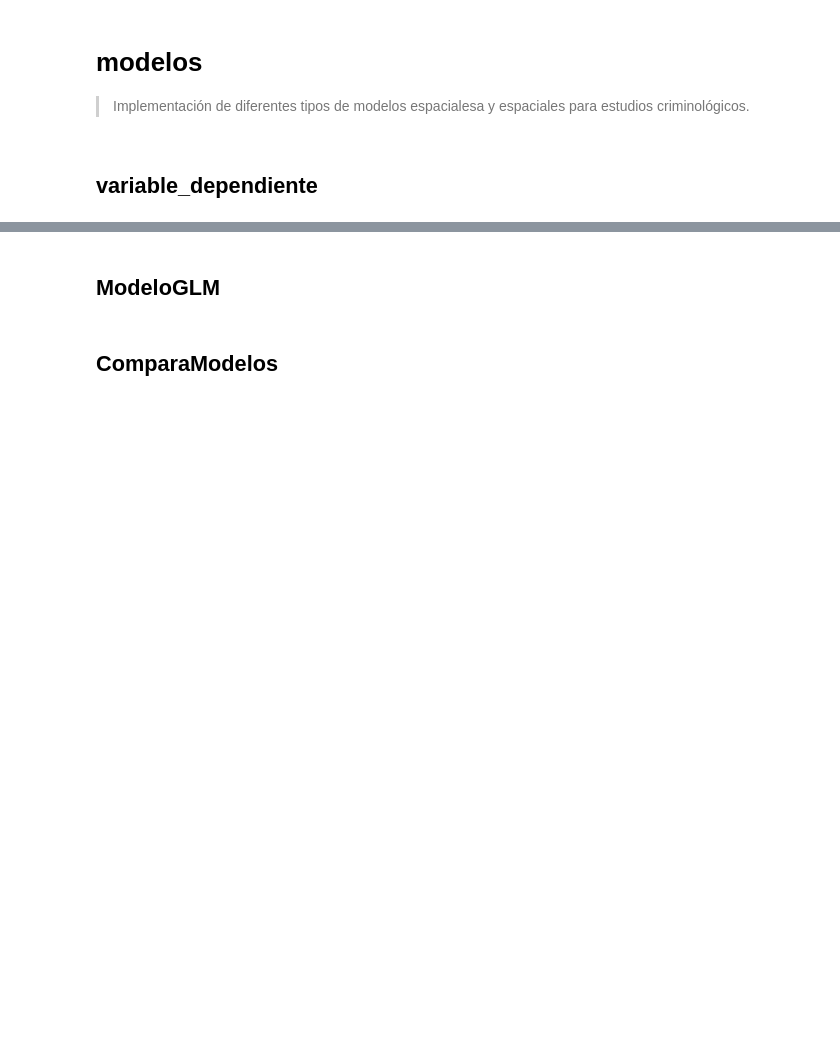
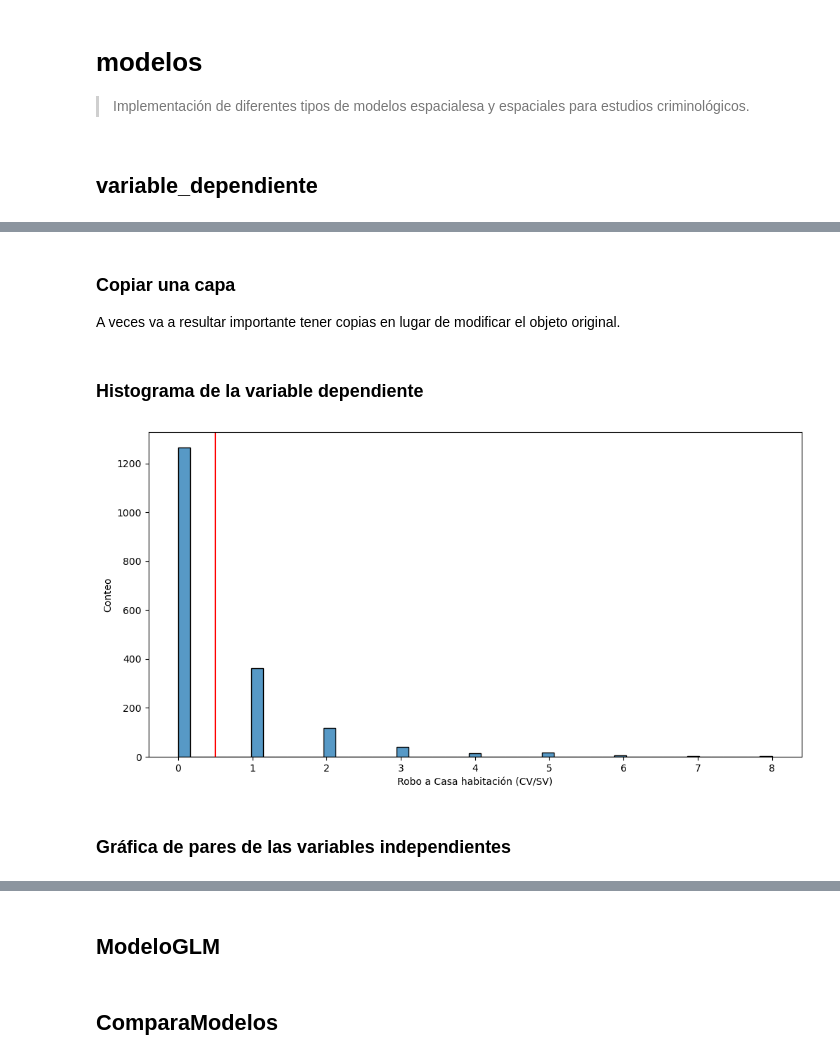
Before and after one commit to CentroGeo/criminologia_cdmx, a Jupyter notebook: nbs/api/03_modelos.ipynb, the cells around one changed output, grey strips where cells are left out. Drawn from its saved outputs; the diff is of its cells as text; code cells hidden in the pictures; blank space fills up the shorter version.

```diff
--- a/nbs/api/03_modelos.ipynb
+++ b/nbs/api/03_modelos.ipynb
@@ -33,24 +40,16 @@ from criminologia_cdmx.covariables import *
 ## variable_dependiente
 # %%
 #| export
-def variable_dependiente(datos, columna_y, valores_y,
-                           fecha_inicio, fecha_fin,
-                           agregacion='colonias',
-                           nombre_y=None):
+def variable_dependiente(datos:gpd.GeoDataFrame, # carpetas/victimas con ids espaciales y categorías de usuario
+                         columna_y:str, # Nombre de la columna en donde vienen los incidentes de valor_y
+                         valores_y:str, # delitos o categorías a utilizar como Y
+                         fecha_inicio:str, # fecha inicial para agregar delitos "d-m-Y"
+                         fecha_fin:str, # fecha final para agregar delitos "d-m-Y"
+                         agregacion:str='colonias', # colonias/cuadrantes/manzanas
+                         nombre_y:str=None # Nombre para la columna con la variable dependiente
+                         )->pd.DataFrame:
     """ Regresa un DataFrame con la variable independicente agregada entre fecha_inicio y fecha_fin
-        en las unidades requeridas.
-
-        Args:
-            datos (DataFrame): carpetas/victimas con ids espaciales y categorías de usuario
-            columna_y (str): Nombre de la columna en donde vienen los incidentes de valor_y
-            valores_y (list): delitos o categorías a utilizar como Y
-            fecha_inicio (str): fecha inicial para agregar delitos "d-m-Y"
-            fecha_fin (str): fecha final para agregar delitos "d-m-Y"
-            agregacion (str): colonias/cuadrantes/manzanas. Eventualmente debe recibir
-                              agregaciones arbitrarias (opcional)
-            nombre_y (str): Nombre para la columna con la variable dependiente
-                           (opcional, si se omite se concatenan los nombres de valores_y).
-    """
+        en las unidades requeridas."""
     fecha_inicio = pd.to_datetime(fecha_inicio, dayfirst=True)
     fecha_fin = pd.to_datetime(fecha_fin, dayfirst=True)
     datos = datos.loc[datos['fecha_hechos'].between(fecha_inicio, fecha_fin)]
@@ -77,12 +76,13 @@ def variable_dependiente(datos, columna_y, valores_y,
     else:
         datos.name = " ".join(valores_y)
     if agregacion in ('colonias', 'cuadrantes'):
-        unidades = gpd.read_file("../../datos/criminologia_capas.gpkg", layer=layer)
+        pth_capas = os.path.abspath(os.path.join(DATA_PATH, 'criminologia_capas.gpkg'))
+        unidades = gpd.read_file(pth_capas, layer=layer)
     else:
+        pth_manzanas = descarga_manzanas()
         unidades = (gpd
-                    .read_file("../../datos/descargas/manzanas_identificadores.gpkg", layer="manzanas")
+                    .read_file(pth_manzanas, layer="manzanas")
                     .rename({"CVEGEO": columna_agrega}, axis=1))
-
 
     datos = unidades[[columna_agrega]].merge(datos, on=columna_agrega, how='left').fillna(0)
     return datos
@@ -321,0 +231,4 @@ assert 'Intensidad_lag' in ca.df.columns
+# %% [markdown]
+### Copiar una capa
+
+A veces va a resultar importante tener copias en lugar de modificar el objeto original.
@@ -321,0 +245,2 @@ assert 'Intensidad_lag' in ca.df.columns
+# %% [markdown]
+### Histograma de la variable dependiente
@@ -321,0 +259,6 @@ assert 'Intensidad_lag' in ca.df.columns
+# %%
+ax = ca.displot_Y()
+# %% [output]
+[figure, added]
+# %% [markdown]
+### Gráfica de pares de las variables independientes
```
Also changed, not shown: parts of 24 cells of this notebook, 4 other files.
